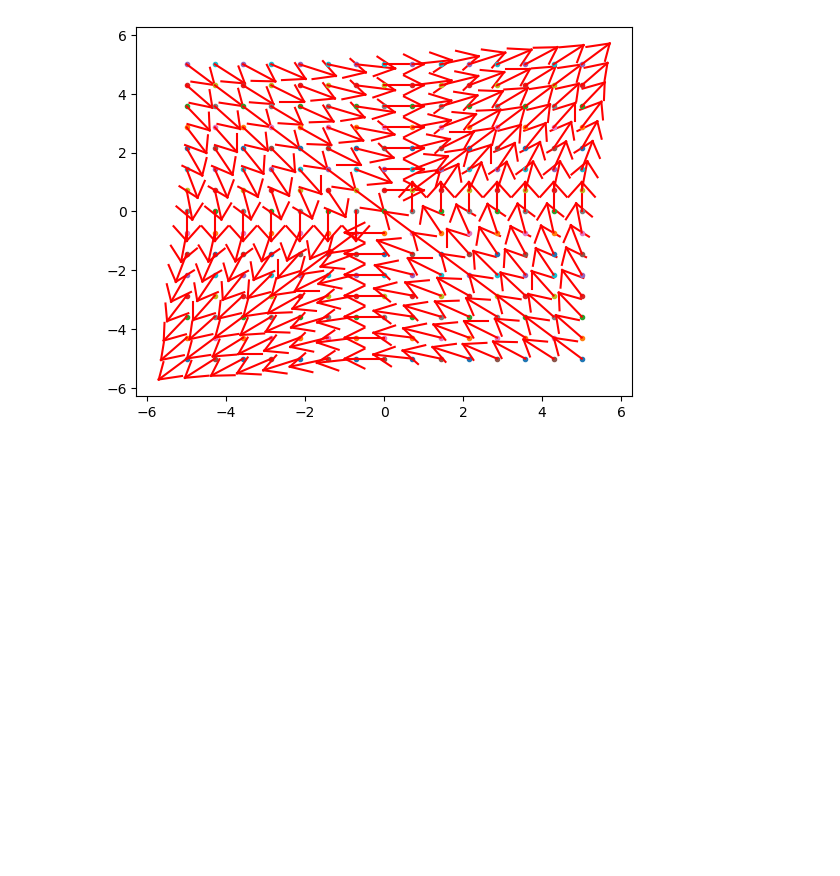
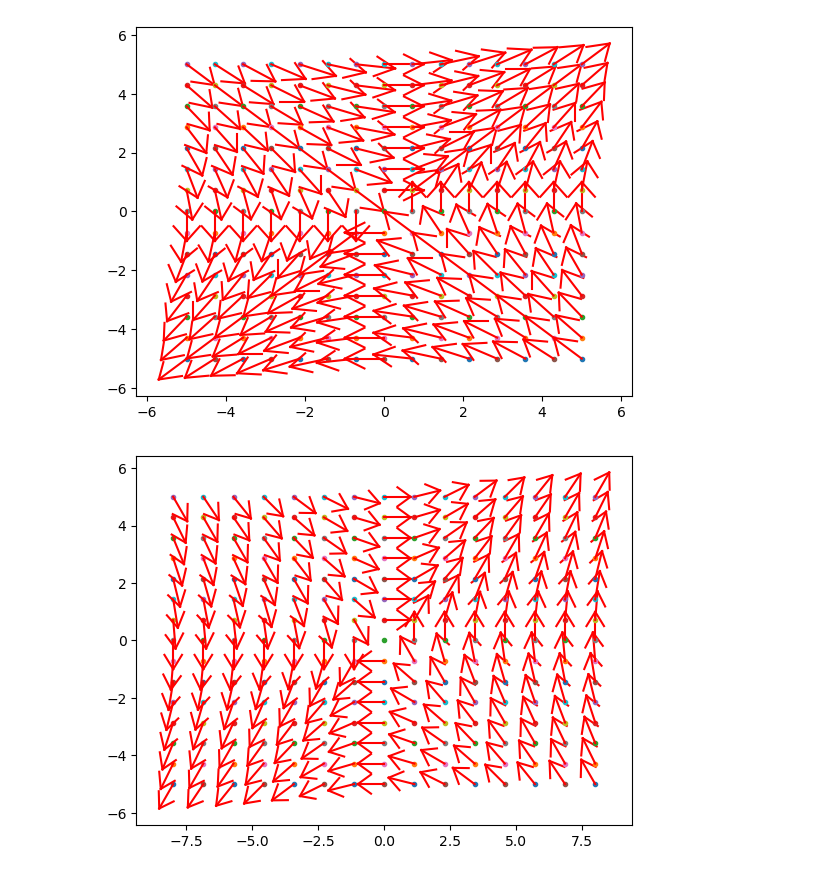
Before and after one commit to arturqg11/C-digos_Aleat-rios_Python, a Jupyter notebook: códigos aulas .ipynb, the cells around one changed output. Drawn from its saved outputs; the diff is of its cells as text; code cells hidden in the pictures; blank space fills up the shorter version.

```diff
--- a/códigos aulas .ipynb
+++ b/códigos aulas .ipynb
@@ -524,3 +524,39 @@ for x in vx:
         seta(A, A+B)
 # %% [output]
 [figure]
+# %%
+import matplotlib.pyplot as plt
+import numpy as np
+
+def linha(A,B):
+    plt.plot( [A[0],B[0]], [A[1],B[1]],'r' )
+
+def rotacao(x,y):
+    return np.array( [-y,x]  )
+
+def seta(A,B):
+    linha(A,B)
+    M=(A+B)/2
+    u=rotacao( B[0]-A[0],B[1]-A[1] )
+
+    linha( M+u/3,B)
+    linha( M-u/3,B)
+
+
+p = 15
+vx = np.linspace(-8, 8, p)
+vy = np.linspace(-5, 5, p)
+
+def func(a):
+    B = np.array([y, x])
+    B = B / np.sqrt(x*x + y*y)
+    return B
+
+for x in vx:
+    for y in vy:
+        plt.plot(x, y, ".")
+        A = np.array([x, y])
+        B = func(A)
+        seta(A, A+B)
+# %% [output]
+[figure, added]
```
Also changed, not shown: parts of 6 cells of this notebook.
